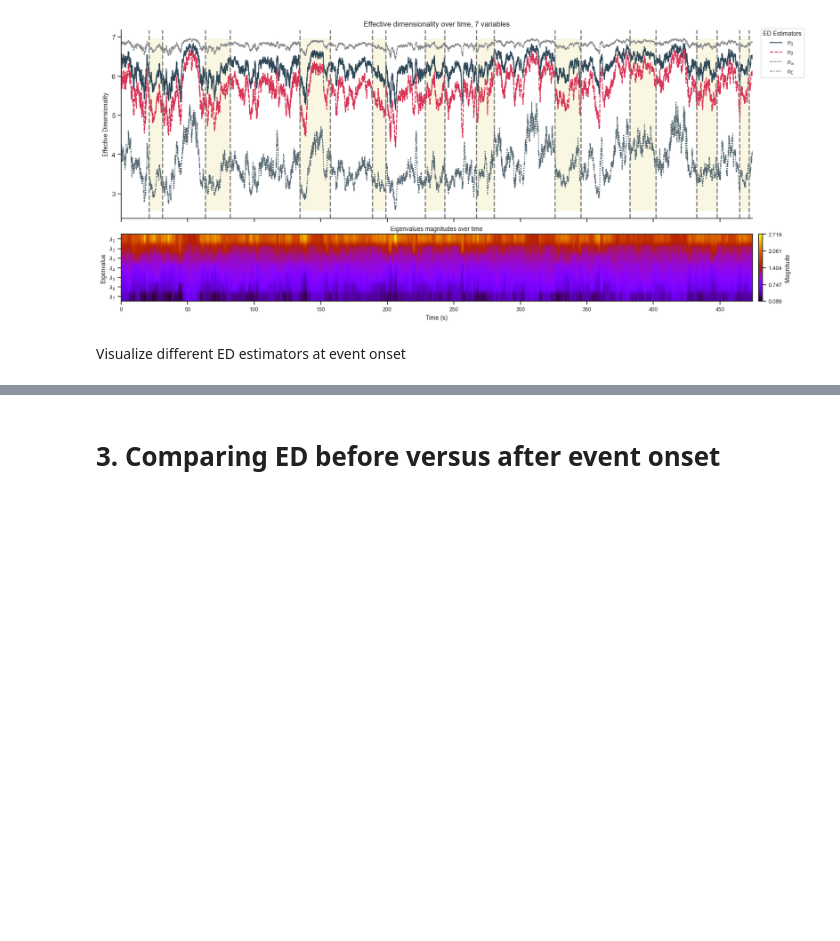
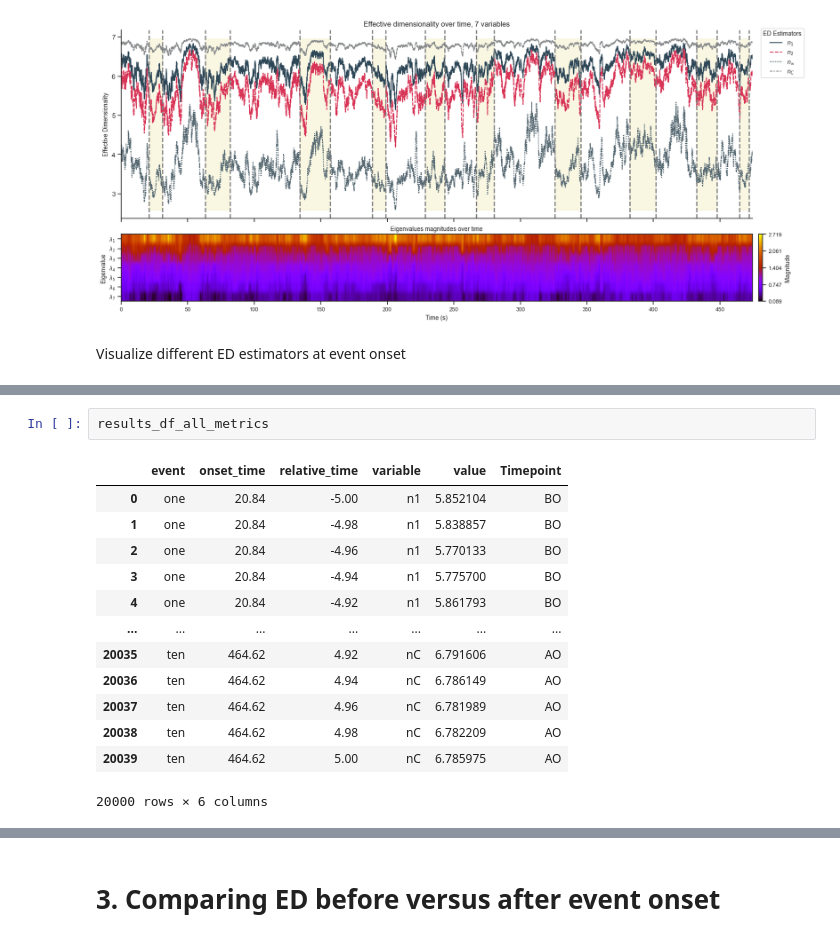
Before and after one commit to JohnMadrid/pca-driving-behavior, a Jupyter notebook: 4_ed.ipynb, the cells around one changed output, grey strips where cells are left out. Cells and saved outputs as stored; diff of their text form; blank space fills up the shorter version.

```diff
--- a/4_ed.ipynb
+++ b/4_ed.ipynb
@@ -612 +642,17 @@ results_df = vis_ed_at_onset(
+# %%
+results_df_all_metrics
+# %% [output]
+|  | event | onset_time | relative_time | variable | value | Timepoint |
+| 0 | one | 20.84 | -5.00 | n1 | 5.852104 | BO |
+| 1 | one | 20.84 | -4.98 | n1 | 5.838857 | BO |
+| 2 | one | 20.84 | -4.96 | n1 | 5.770133 | BO |
+| 3 | one | 20.84 | -4.94 | n1 | 5.775700 | BO |
+| 4 | one | 20.84 | -4.92 | n1 | 5.861793 | BO |
+| ... | ... | ... | ... | ... | ... | ... |
+| 20035 | ten | 464.62 | 4.92 | nC | 6.791606 | AO |
+| 20036 | ten | 464.62 | 4.94 | nC | 6.786149 | AO |
+| 20037 | ten | 464.62 | 4.96 | nC | 6.781989 | AO |
+| 20038 | ten | 464.62 | 4.98 | nC | 6.782209 | AO |
+| 20039 | ten | 464.62 | 5.00 | nC | 6.785975 | AO |
+20000 rows × 6 columns
 # %%
```
Also changed, not shown: parts of 11 cells of this notebook.
